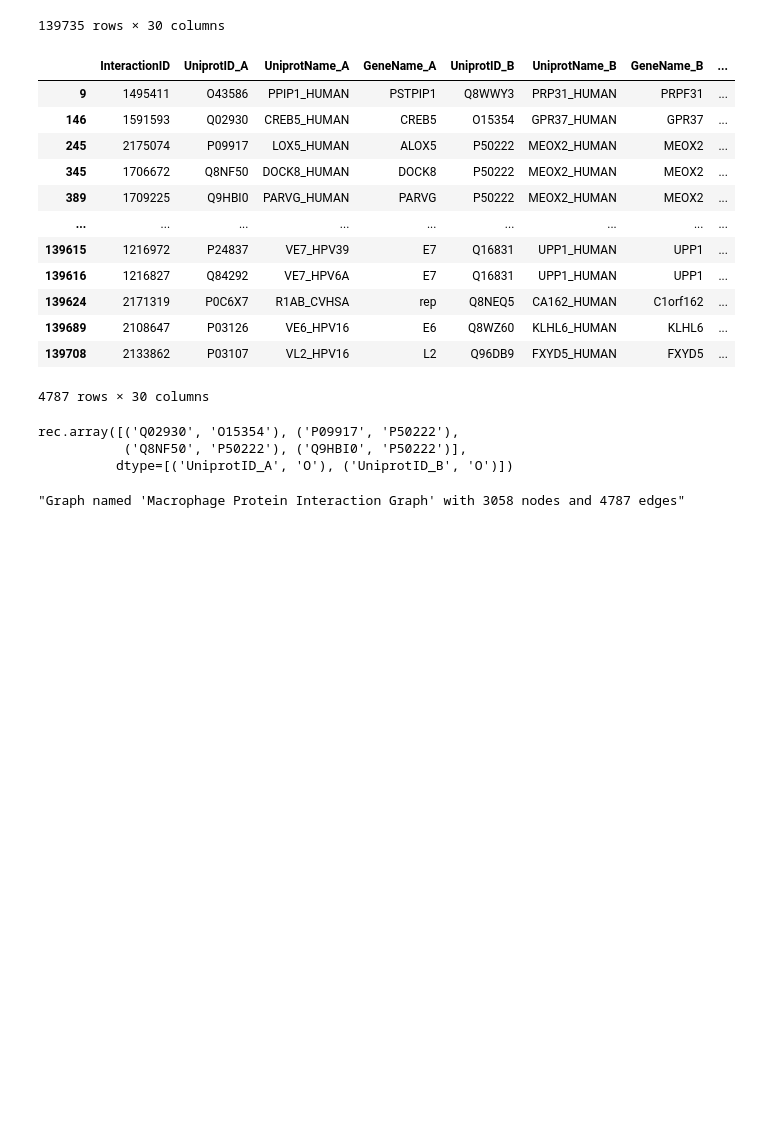
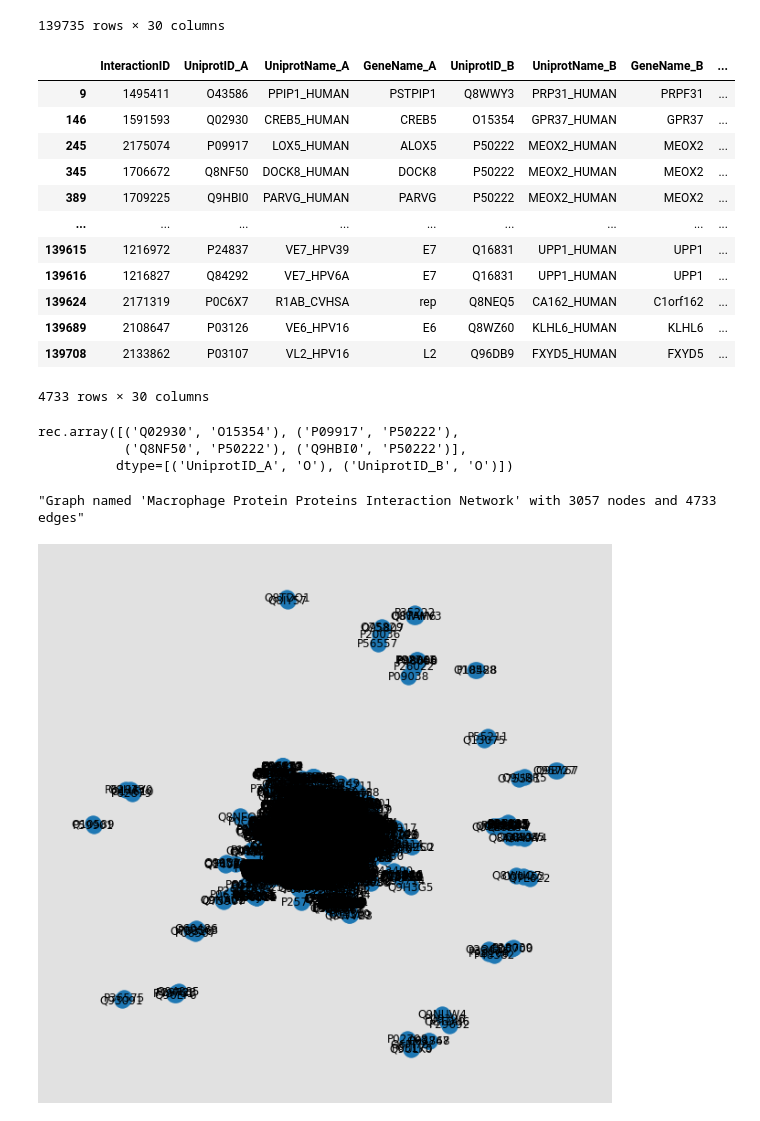
Before and after one commit to vandanakr20/Network_Analysis, a Jupyter notebook: cleandata.ipynb, the cells around one changed output. Cells and saved outputs as stored; diff of their text form; code cells hidden in the pictures; blank space fills up the shorter version.

Commit message:
added graphs

```diff
--- a/cleandata.ipynb
+++ b/cleandata.ipynb
@@ -64,8 +64,9 @@ merge_df
 139735 rows × 30 columns
 # %%
 interaction_df = merge_df[(merge_df.UniprotID_A.isin(macro_df.Uniprot)) | (merge_df.UniprotID_B.isin(macro_df.Uniprot))]
+nondupe_df = interaction_df.query("UniprotID_A != UniprotID_B")
 # %%
-interaction_df
+nondupe_df
 # %% [output]
 |  | InteractionID | UniprotID_A | UniprotName_A | GeneName_A | UniprotID_B | UniprotName_B | GeneName_B | ... |
 | 9 | 1495411 | O43586 | PPIP1_HUMAN | PSTPIP1 | Q8WWY3 | PRP31_HUMAN | PRPF31 | ... |
@@ -79,11 +80,11 @@ interaction_df
 | 139624 | 2171319 | P0C6X7 | R1AB_CVHSA | rep | Q8NEQ5 | CA162_HUMAN | C1orf162 | ... |
 | 139689 | 2108647 | P03126 | VE6_HPV16 | E6 | Q8WZ60 | KLHL6_HUMAN | KLHL6 | ... |
 | 139708 | 2133862 | P03107 | VL2_HPV16 | L2 | Q96DB9 | FXYD5_HUMAN | FXYD5 | ... |
-4787 rows × 30 columns
+4733 rows × 30 columns
 # %%
-subset = interaction_df[['UniprotID_A', 'UniprotID_B']]
-records = subset.to_records(index=False)
-records[1:5]
+subset_df = nondupe_df[['UniprotID_A', 'UniprotID_B']]
+subset_list = subset_df.to_records(index=False)
+subset_list[1:5]
 # %% [output]
 rec.array([('Q02930', 'O15354'), ('P09917', 'P50222'),
            ('Q8NF50', 'P50222'), ('Q9HBI0', 'P50222')],
@@ -94,8 +95,16 @@ import matplotlib.pyplot as plt
 from matplotlib import cm
 # %%
 G=nx.Graph(name="Macrophage Protein Proteins Interaction Network")
-G.add_edges_from(records)
+G.add_edges_from(subset_list)
 # %%
 nx.info(G)
 # %% [output]
-"Graph named 'Macrophage Protein Interaction Graph' with 3058 nodes and 4787 edges"
+"Graph named 'Macrophage Protein Proteins Interaction Network' with 3057 nodes and 4733 edges"
+# %%
+pos = nx.spring_layout(G) # position the nodes using the spring layout
+plt.figure(figsize=(11,11),facecolor=[0.7,0.7,0.7,0.4])
+nx.draw_networkx(G)
+plt.axis('off')
+plt.show()
+# %% [output]
+[figure, added]
```
Also changed, not shown: parts of 2 cells of this notebook.
